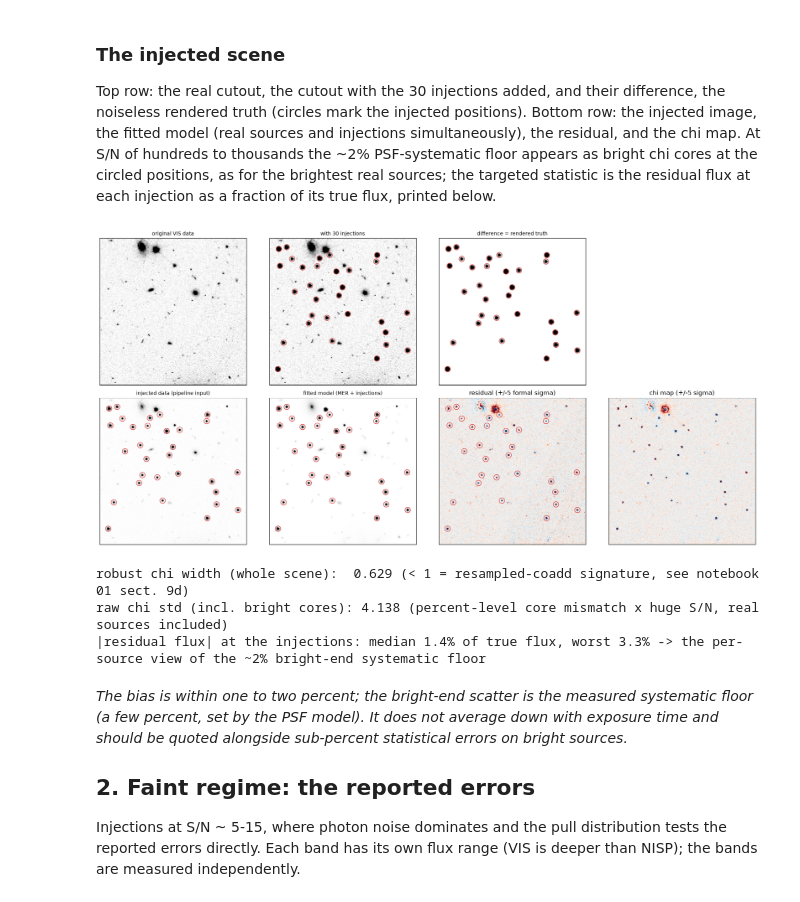
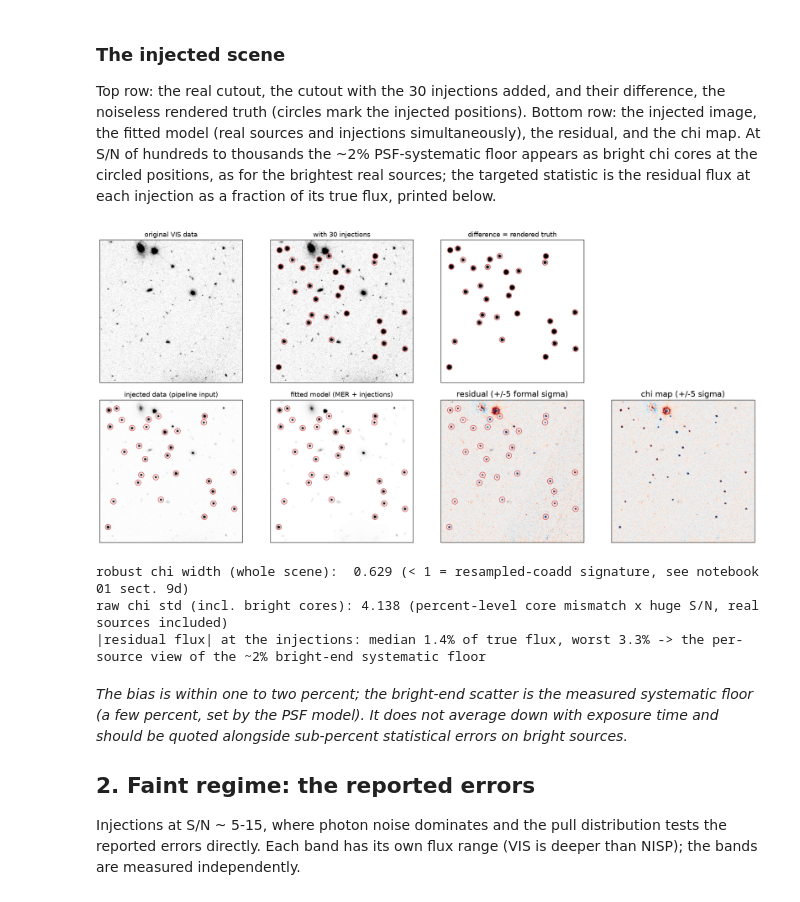
Before and after one commit to NimaChartab/euclid-forced-photometry, a Jupyter notebook: notebooks/03_injection_recovery.ipynb, the cells around one changed output. Drawn from its saved outputs; the diff is of its cells as text; code cells hidden in the pictures.

```diff
--- a/notebooks/03_injection_recovery.ipynb
+++ b/notebooks/03_injection_recovery.ipynb
@@ -28,6 +28,16 @@ import numpy as np
 import matplotlib.pyplot as plt
 
 import euclid_phot as ep
+
+plt.rcParams.update({
+    "font.size": 15,
+    "axes.titlesize": 16,
+    "axes.labelsize": 16,
+    "xtick.labelsize": 14,
+    "ytick.labelsize": 14,
+    "legend.fontsize": 13,
+    "figure.titlesize": 17,
+})
 from euclid_phot.injection import run_injection_recovery, summarize_recovery
 
 TARGET_RA, TARGET_DEC = 269.48, 67.30
@@ -88,7 +98,7 @@ panels = [(axes[0, 0], orig_cut.data, 'original VIS data'),
           (axes[0, 2], injected_only, 'difference = rendered truth')]
 for ax, img, title in panels:
     ax.imshow(img, origin='lower', cmap='gray_r', vmin=0, vmax=vmax)
-    ax.set_title(title, fontsize=10)
+    ax.set_title(title, fontsize=13)
 for ax in (axes[0, 1], axes[0, 2]):
     ax.scatter(px, py, s=120, facecolors='none', edgecolors='C3', lw=0.9)
 axes[0, 3].axis('off')
@@ -96,10 +106,10 @@ axes[0, 3].axis('off')
 vmax2 = float(np.nanpercentile(inj_cut.data, 99.5))
 axes[1, 0].imshow(res['data'], origin='lower', cmap='gray_r',
                   vmin=0, vmax=vmax2)
-axes[1, 0].set_title('injected data (pipeline input)', fontsize=10)
+axes[1, 0].set_title('injected data (pipeline input)', fontsize=13)
 axes[1, 1].imshow(res['model'], origin='lower', cmap='gray_r',
                   vmin=0, vmax=vmax2)
-axes[1, 1].set_title('fitted model (MER + injections)', fontsize=10)
+axes[1, 1].set_title('fitted model (MER + injections)', fontsize=13)
 ep.viz.show_residual(res['data'], res['model'], invvar=tim.getInvvar(),
                      ax=axes[1, 2], title='residual (+/-5 formal sigma)')
 _, info_chi = ep.viz.show_chi_map(res['data'], res['model'],
@@ -109,34 +119,34 @@ for ax in axes[1, :3]:
     ax.scatter(px, py, s=120, facecolors='none', edgecolors='C3', lw=0.9)
 for ax in axes.ravel():
     ax.set_xticks([]); ax.set_yticks([])
 plt.tight_layout()
 plt.show()
 
 # Two statistics: the MAD chi width reads the sky noise (the raw std is
 # dominated by bright-source cores), and the residual flux at each
 # injected position, as a fraction of its true flux, is the per-source
 # view of the ~2 percent systematic floor measured above.
 half = 8                                     # +/-0.8 arcsec half-box (1.7 arcsec full), past the 0.16 arcsec VIS PSF core
 magzero = float(inj_cut.header['MAGZERO'])
 counts_to_ujy = 3.631 / 10 ** (0.4 * (magzero - 22.5))
 true_ujy = np.asarray(truth_b['flux_vis_sersic'], float)
 res_frac = []
 for k, (x, y) in enumerate(zip(px, py, strict=True)):
     xi, yi = int(round(float(x))), int(round(float(y)))
     box = res['residual'][max(0, yi - half):yi + half + 1,
                           max(0, xi - half):xi + half + 1]
     res_frac.append(float(np.nansum(box)) * counts_to_ujy / true_ujy[k])
 res_frac = np.abs(np.asarray(res_frac))
 print(f"robust chi width (whole scene):  {info_chi['chi_mad']:.3f} "
       f"(< 1 = resampled-coadd signature, see notebook 01 sect. 9d)")
 print(f"raw chi std (incl. bright cores): {info_chi['chi_std']:.3f} "
       f"(percent-level core mismatch x huge S/N, real sources included)")
 print(f"|residual flux| at the injections: median "
       f"{100 * np.median(res_frac):.1f}% of true flux, worst "
       f"{100 * res_frac.max():.1f}% -> the per-source view of the "
       f"~{100 * s_b['ratio_mad']:.0f}% bright-end systematic floor")
 # %% [output]
-[figure, old version]
+[figure, new version]
 robust chi width (whole scene):  0.629 (< 1 = resampled-coadd signature, see notebook 01 sect. 9d)
 raw chi std (incl. bright cores): 4.138 (percent-level core mismatch x huge S/N, real sources included)
 |residual flux| at the injections: median 1.4% of true flux, worst 3.3% -> the per-source view of the ~2% bright-end systematic floor
```
Also changed, not shown: parts of 1 cell of this notebook, 14 other files.
